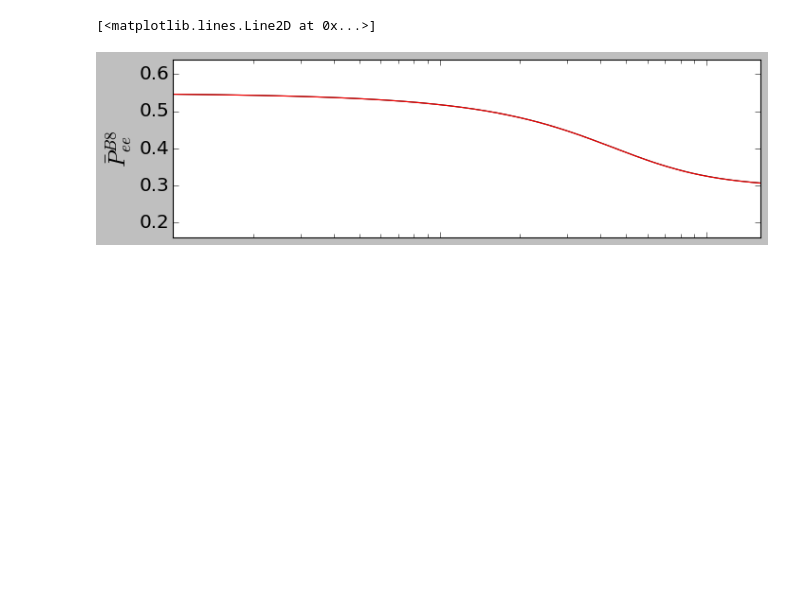
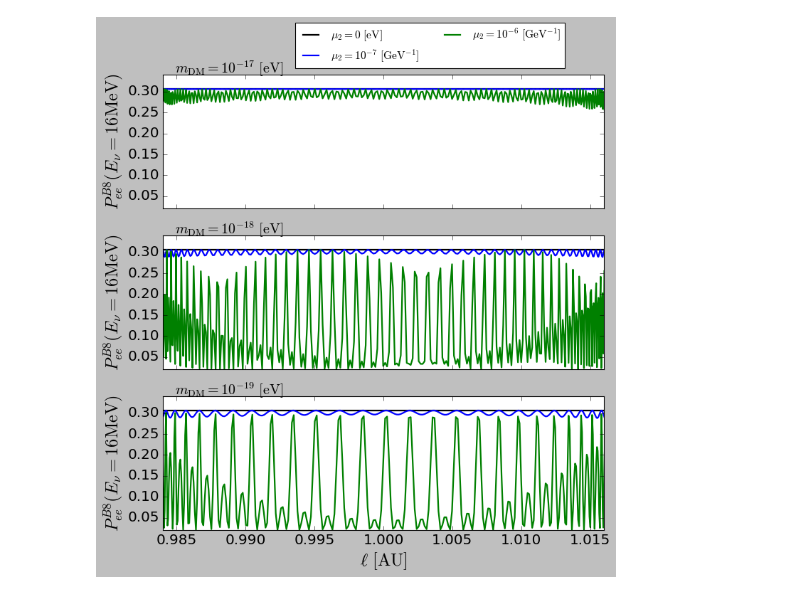
Before and after one commit to SaeedAnsarifard/NeuMod, a Jupyter notebook: peanut_comparsion.ipynb, the cells around one changed output. Drawn from its saved outputs; the diff is of its cells as text; code cells hidden in the pictures; blank space fills up the shorter version.

```diff
--- a/peanut_comparsion.ipynb
+++ b/peanut_comparsion.ipynb
@@ -3,12 +3,14 @@ import numpy as np
 import matplotlib.pyplot as plt
 
 from framework_pkg.framework import FrameWork
-from framework_pkg.survival_probablity import MSW , ULDM
+from framework_pkg.survival_probablity import MSW , ULDM, SunEarthDistance, ParseDate
 
 plt.rcParams['text.usetex']=True
 plt.style.use('classic')
 
 param = {'SinT12': 0.308, 'T13': 8.57, 'M12': 7.5e-5,
-         'mdm' : 1e-3, 'mu2': 1e-4, 'mu1': 0, 'alpha' : 0, 'epsx':1, 'epsy':0 }
+         'mdm' : 0., 'mu1': 0., 'mu2': 0., 'mu3': 0., 'alpha' : 0., 'epsx':1., 'epsy':0. }
 
 Enu   = np.logspace(-1, np.log10(16), 300)
+
+frame = FrameWork()
@@ -15,9 +19,3 @@ Enu   = np.logspace(-1, np.log10(16), 300)
 # %%
-frame = FrameWork()
-
-
-msw_sp = MSW(param, Enu)
-uldm_sp, _, ls = ULDM(param, Enu)
-
 #peanuts_B8 = np.loadtxt('Data/peanuts_B8.txt')
 #peanuts_B8M = np.loadtxt('Data/peanuts_B8M.txt')
@@ -46,29 +102,73 @@ print(uldm_sp_av)
 # %%
+mu2 = [0., 1e-7, 1e-6]
+
+color = ['k','b','g','r']
+
+label = [r'$\mu_2  = 0     \ \rm [eV]$'    ,
+         r'$\mu_2  = 10^{-7} \ \rm [GeV^{-1}]$',
+         r'$\mu_2  = 10^{-6}  \ \rm [GeV^{-1}]$' ,
+         r'$\mu_2  = 10^{-5}   \ \rm [GeV^{-1}]$'  ]
+
 plt.rcParams.update({'font.size': 18})
 fig  = plt.figure(figsize=(10,10))
 
 fig.subplots_adjust(hspace=0.2)
 fig.subplots_adjust(wspace=0.2)
 
 ax1 = fig.add_subplot(311)
-ax1.set_ylim(0.16,0.64)
-ax1.set_xlim(0.1,16)
-ax1.set_xscale('log')
+ax1.set_ylim(0.02,0.34)
+ax1.set_xlim(0.984,1.016)
 
 ax1.tick_params(axis='both', which='minor', length=4)
 ax1.tick_params(axis='both', which='major', length=5)
 
-#ax1.set_xlabel(r'$E_\nu \ \rm [MeV]$',fontsize=18)
-ax1.set_ylabel(r'$ \bar{P}^{B8}_{ee} $',fontsize=22)
+ax1.set_ylabel(r'$ P^{B8}_{ee}(E_\nu = 16 \rm MeV) $',fontsize=22)
 ax1.xaxis.set_major_formatter(plt.NullFormatter())
 
-ax1.plot(Enu, msw_sp, 'k-')
-ax1.plot(Enu, uldm_sp_av, 'r-')
+param['mdm'] = 1e4
+for i,m in enumerate(mu2):
+    param['mu2'] = m
+    Pee, _, ls, angle = ULDM(param, Enu)
+    ax1.plot(ls[:int(ls.shape[0]/2),-1], Pee[:int(ls.shape[0]/2),-1], color=color[i], lw=2, label=label[i])
+ax1.set_title(r'$m_{\rm DM} = 10^{-17} \ \rm [eV]$',y=1.0, pad=2, x=.15, fontsize=18)
 
+ax2 = fig.add_subplot(312)
+ax2.set_ylim(0.02,0.34)
+ax2.set_xlim(0.984,1.016)
 
+ax2.tick_params(axis='both', which='minor', length=4)
+ax2.tick_params(axis='both', which='major', length=5)
 
-#plt.plot(peanuts_B8[:,0],peanuts_B8[:,1],'b.')
-#plt.plot(peanuts_B8M[:,0],peanuts_B8M[:,1],'r-')
+ax2.set_ylabel(r'$ P^{B8}_{ee}(E_\nu = 16 \rm MeV)$',fontsize=22)
+ax2.xaxis.set_major_formatter(plt.NullFormatter())
+
+param['mdm'] = 1e3
+for i,m in enumerate(mu2):
+    param['mu2'] = m
+    Pee, _, ls, angle = ULDM(param, Enu)
+    ax2.plot(ls[:int(ls.shape[0]/2),-1], Pee[:int(ls.shape[0]/2),-1], color=color[i], lw=2, label=label[i])
+ax2.set_title(r'$m_{\rm DM} = 10^{-18} \ \rm [eV]$',y=1.0, pad=2, x=.15,fontsize=18)
+
+ax0 = fig.add_subplot(313)
+ax0.set_ylim(0.02,0.34)
+ax0.set_xlim(0.984,1.016)
+
+ax0.tick_params(axis='both', which='minor', length=4)
+ax0.tick_params(axis='both', which='major', length=5)
+
+ax0.set_xlabel(r'$\ell \ \rm [AU]$',fontsize=22)
+ax0.set_ylabel(r'$ P^{B8}_{ee}(E_\nu = 16 \rm MeV)$',fontsize=22)
+ax0.get_xaxis().get_major_formatter().set_useOffset(False)
+
+param['mdm'] = 1e2
+for i,m in enumerate(mu2):
+    param['mu2'] = m
+    Pee, _, ls, angle = ULDM(param, Enu)
+    ax0.plot(ls[:int(ls.shape[0]/2),-1], Pee[:int(ls.shape[0]/2),-1], color=color[i], lw=2, label=label[i])
+
+ax0.set_title(r'$m_{\rm DM} = 10^{-19} \ \rm [eV]$',y=1.0, pad=2, x=.15,fontsize=18)
+
+plt.legend(loc=(0.3,3.45),ncol=2,fontsize=14)
+plt.savefig('Pee_E16_alpha0epsx1epsy0.pdf',bbox_inches='tight')
 # %% [output]
-[<matplotlib.lines.Line2D at 0x...>]
-[figure, old version]
+[figure, new version]
```
Also changed, not shown: parts of 4 cells of this notebook, 5 other files.
